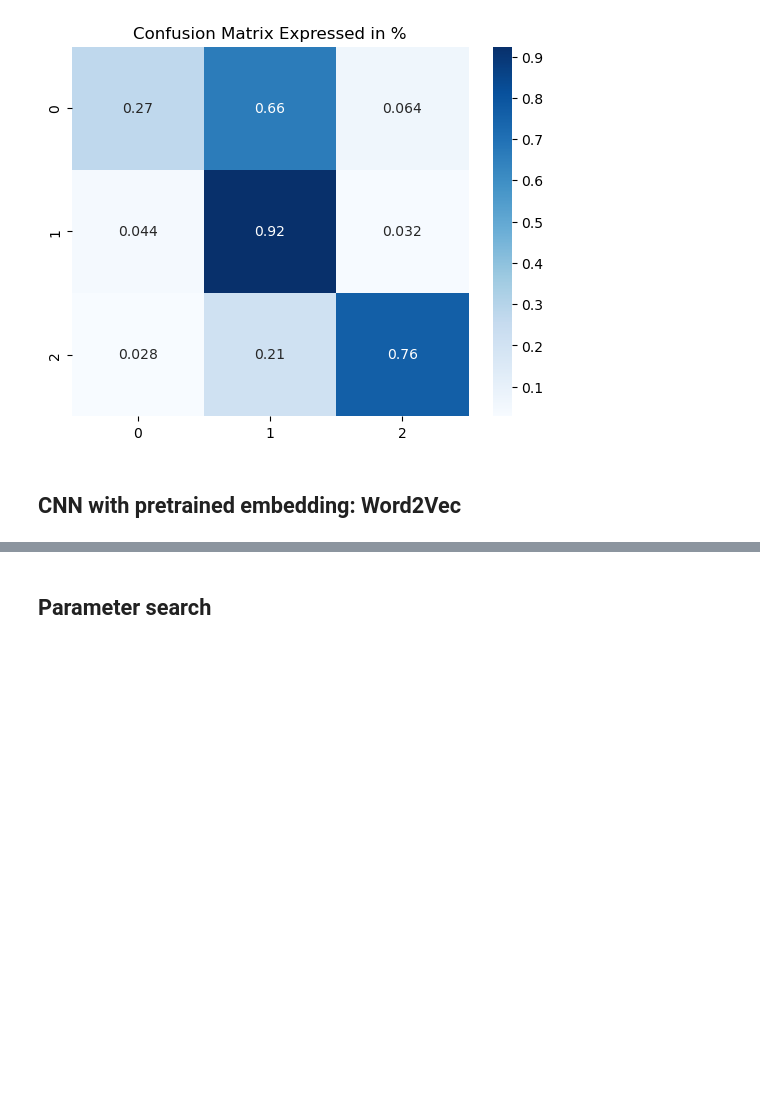
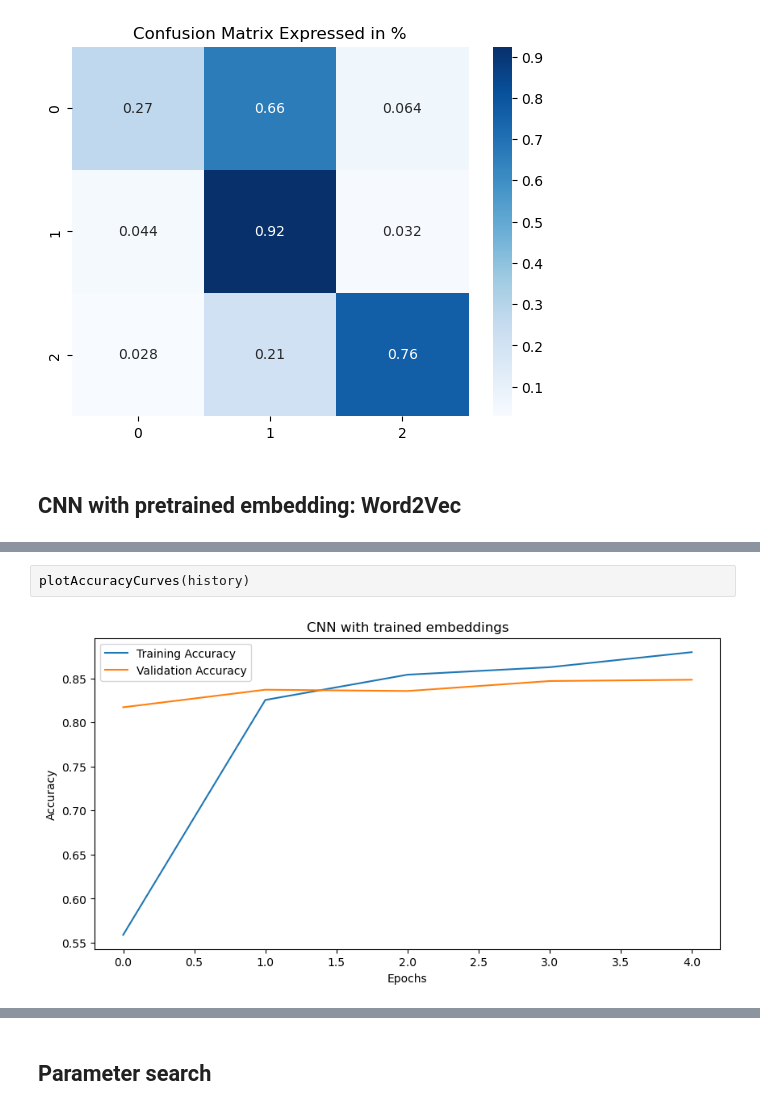
Before and after one commit to Disquietudee/Recognising-hate-speech-on-twitter-vs-offensive-language, a Jupyter notebook: CNN.ipynb, the cells around one changed output, grey strips where cells are left out. Drawn from its saved outputs; the diff is of its cells as text; blank space fills up the shorter version.

```diff
--- a/CNN.ipynb
+++ b/CNN.ipynb
@@ -498,0 +581,4 @@ The confusion matrix:
+# %%
+plotAccuracyCurves(history)
+# %% [output]
+[figure, added]
```
Also changed, not shown: parts of 51 cells of this notebook.
